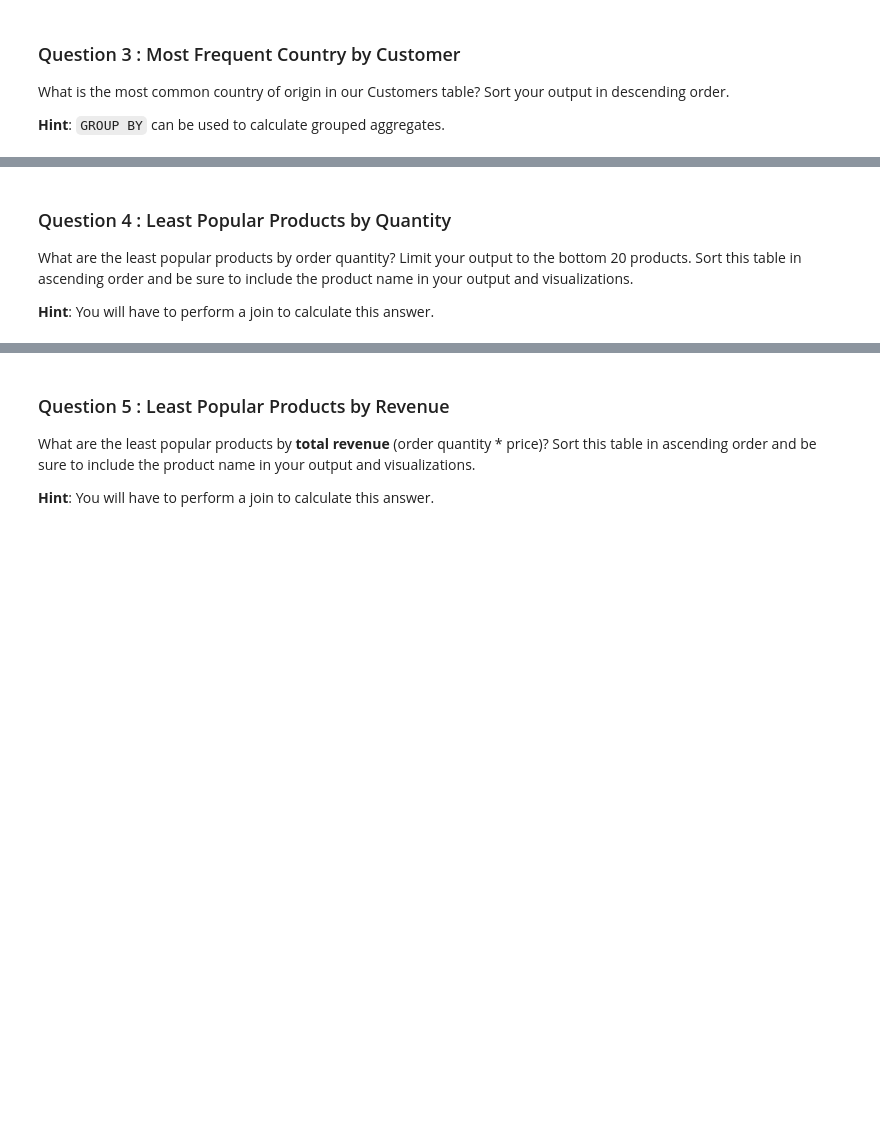
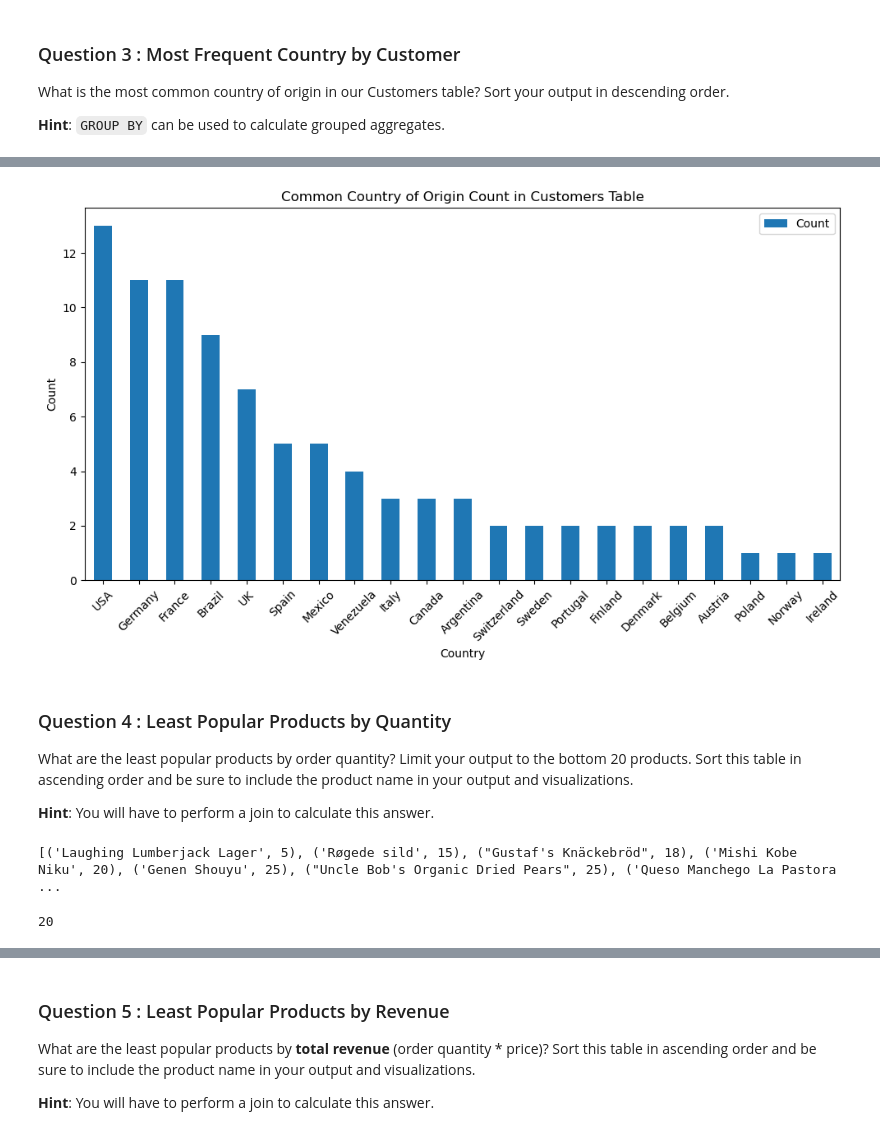
Before and after one commit to SaraG25-tech/Osiris-Foods-Statistics, a Jupyter notebook: adhoc-sql/adhoc_report.ipynb, the cells around one changed output, grey strips where cells are left out. Drawn from its saved outputs; the diff is of its cells as text; code cells hidden in the pictures; blank space fills up the shorter version.

```diff
--- a/adhoc-sql/adhoc_report.ipynb
+++ b/adhoc-sql/adhoc_report.ipynb
@@ -105,9 +130,26 @@ What is the most common country of origin in our Customers table? Sort your outp
 # %%
 # TODO: Convert your list of tuples to a dataframe
-df = pd.DataFrame(..., columns=['...'])
+country_cust_data = [('USA', 13), ('Germany', 11), ('France', 11), ('Brazil', 9), ('UK', 7),
+        ('Spain', 5), ('Mexico', 5), ('Venezuela', 4), ('Italy', 3), ('Canada', 3),
+        ('Argentina', 3), ('Switzerland', 2), ('Sweden', 2), ('Portugal', 2), ('Finland', 2),
+        ('Denmark', 2), ('Belgium', 2), ('Austria', 2), ('Poland', 1), ('Norway', 1), ('Ireland', 1)]
+
+df = pd.DataFrame(country_cust_data, columns=['Country', 'Count'])
 
 # TODO: Generate a visualization on this dataframe
-...
+df = pd.DataFrame(country_cust_data, columns=['Country', 'Count'])
+df.set_index('Country', inplace=True)
+
+df.plot.bar(figsize=(10, 6))
+
+plt.title('Common Country of Origin Count in Customers Table')
+plt.xlabel('Country')
+plt.ylabel('Count')
+plt.xticks(rotation=45)
+plt.tight_layout()
+plt.show()
+# %% [output]
+[figure, added]
 # %% [markdown]
 ### Question 4 : Least Popular Products by Quantity
 
@@ -116,9 +158,32 @@ What are the least popular products by order quantity? Limit your output to the
 **Hint**: You will have to perform a join to calculate this answer.
 # %%
 # TODO: Write a SQL query which will answer the question above.
-...
+cursor.execute("""
+SELECT
+      Products.ProductName,
+               SUM(OrderDetails.Quantity) AS total_quantity
+FROM
+    OrderDetails
+Left Join
+    Products
+ON
+    OrderDetails.ProductID = Products.ProductID
+GROUP BY
+    Products.ProductName
+ORDER BY
+    total_quantity ASC
+LIMIT 20;
+
+""")
 
 # TODO: Fetch your list of tuples and print it out
-...
+rows = cursor.fetchall()
+print(rows)
+# %% [output]
+[('Laughing Lumberjack Lager', 5), ('Røgede sild', 15), ("Gustaf's Knäckebröd", 18), ('Mishi Kobe Niku', 20), ('Genen Shouyu', 25), ("Uncle Bob's Organic Dried Pears", 25), ('Queso Manchego La Pastora ...
+# %%
+print(len(rows))
+# %% [output]
+20
 # %%
 # TODO: Convert your list of tuples to a dataframe
```
Also changed, not shown: parts of 4 cells of this notebook.
